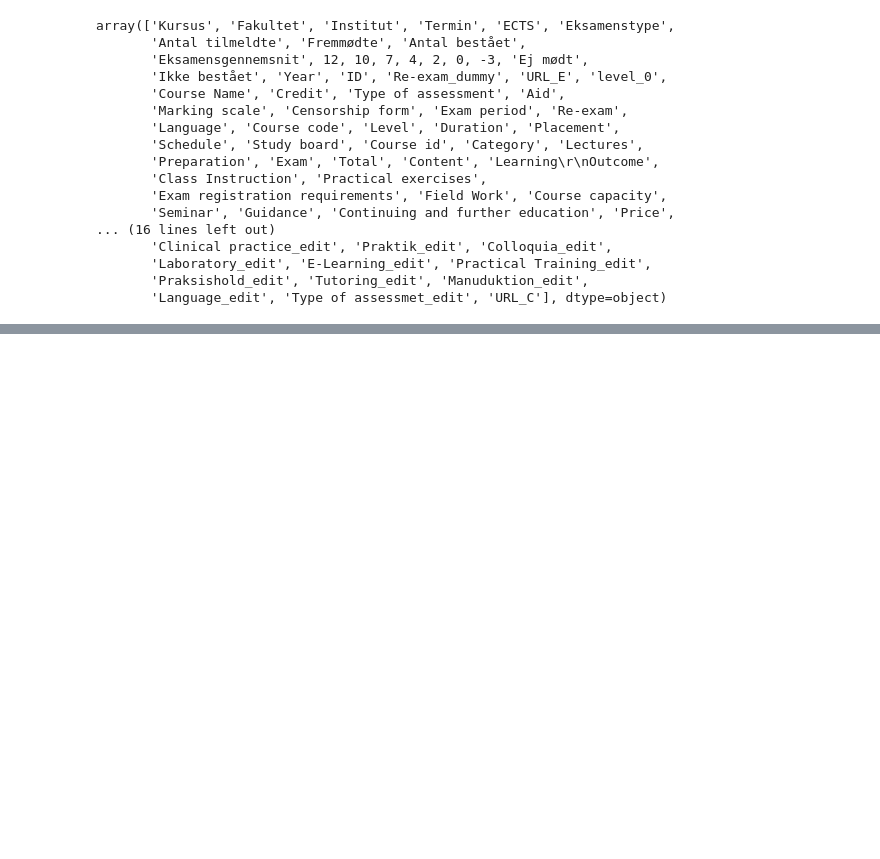
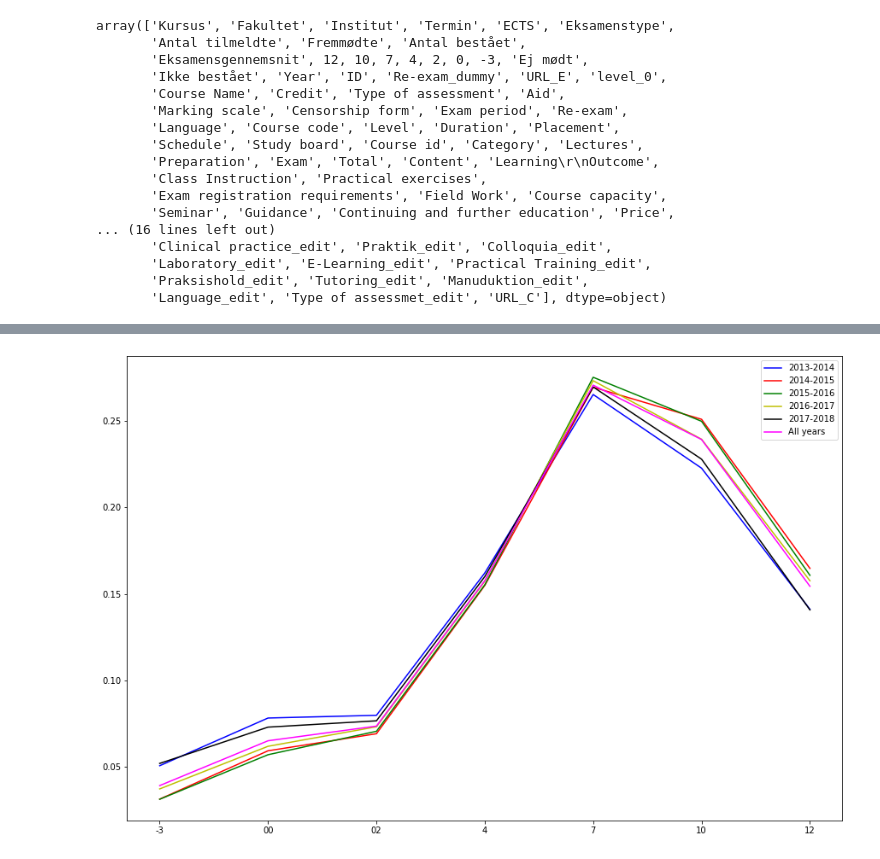
Before and after one commit to tnv875/Group18-NoTeeth, a Jupyter notebook: Exam project/Jacob legemappe/Load final data set (JACOB DUPLICATE)-Copy1.ipynb, the cells around one changed output, grey strips where cells are left out. Cells and saved outputs as stored; diff of their text form; code cells hidden in the pictures; blank space fills up the shorter version.

```diff
--- a/Exam project/Jacob legemappe/Load final data set (JACOB DUPLICATE)-Copy1.ipynb
+++ b/Exam project/Jacob legemappe/Load final data set (JACOB DUPLICATE)-Copy1.ipynb
@@ -42,0 +116,13 @@ array(['Kursus', 'Fakultet', 'Institut', 'Termin', 'ECTS', 'Eksamenstype',
+# %%
+f, axs = plt.subplots(figsize=(15,10))
+
+plt.plot(x, y_freq[0],'b-', label = years[0])
+plt.plot(x, y_freq[1],'r-',label = years[1])
+plt.plot(x, y_freq[2],'g-',label = years[2])
+plt.plot(x, y_freq[3], 'y-',label = years[3])
+plt.plot(x, y_freq[4],'k-',label = years[4])
+plt.plot(x, y_sum_grades_freq, color='magenta', label = "All years")
+plt.legend(loc='best')
+plt.show()
+# %% [output]
+[figure, added]
```
Also changed, not shown: parts of 8 cells of this notebook.
